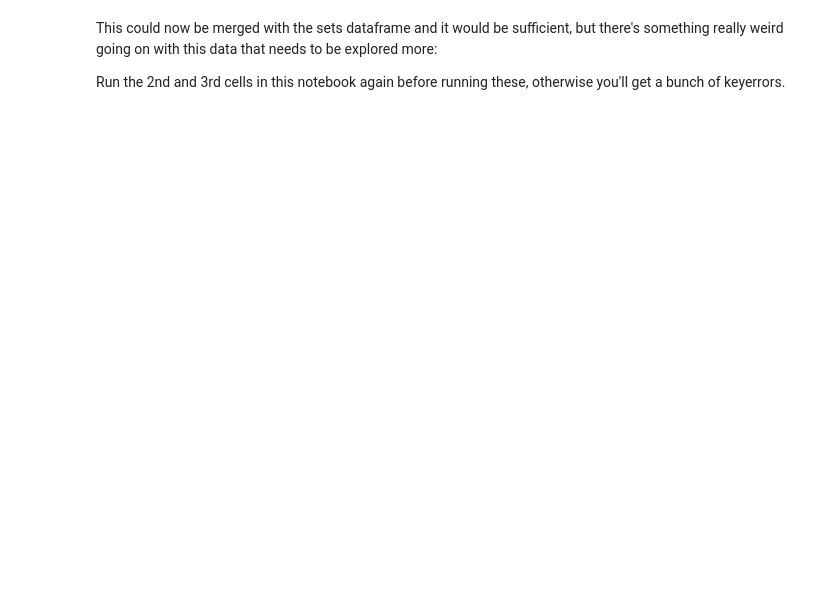
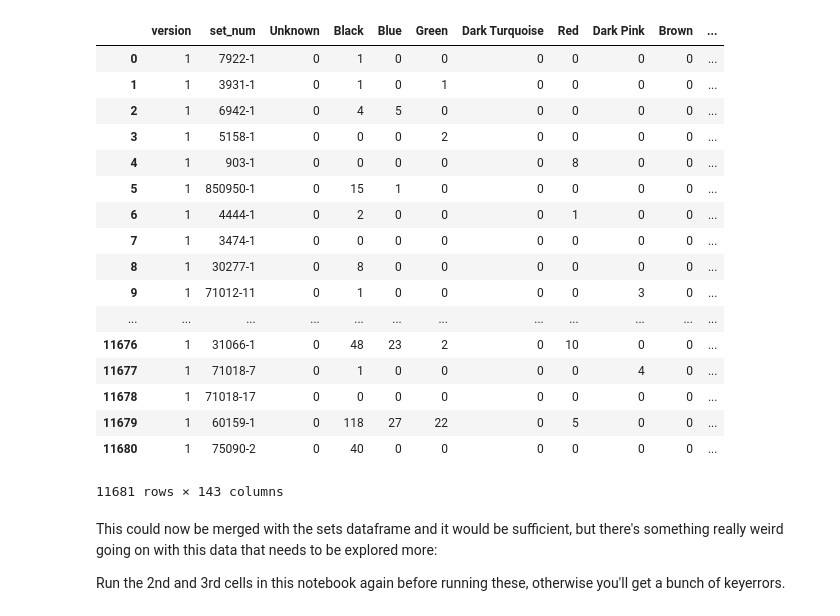
Before and after one commit to nbridgland/legofun, a Jupyter notebook: scratchwork-n.ipynb, the cells around one changed output. Saved outputs shown, nothing was run; the diff lists cells and outputs as text; code cells hidden in the pictures; blank space fills up the shorter version.

Commit message:
merged dataframes!

```diff
--- a/scratchwork-n.ipynb
+++ b/scratchwork-n.ipynb
@@ -25,8 +25,8 @@ with open(filenames[7]) as datafile:
 #Add theme info to rows in sets dataframe
 sets = pd.merge(sets, themes, left_on = 'theme_id', right_on = 'id')
 sets = sets.drop('id', axis = 1) #extra column from merge
-sets = sets.set_index(['set_num']) #rename the index to the set id
-sets.columns = ['setname', 'year', 'theme_id', 'num_parts', 'theme_name', 'parent_id'] #slightly inefficient way to rename the name column
+#sets = sets.set_index(['set_num']) #rename the index to the set id, maybe not useful
+sets.columns = ['set_num', 'setname', 'year', 'theme_id', 'num_parts', 'theme_name', 'parent_id'] #slightly inefficient way to rename the name column
 # %%
 inventory_parts = pd.merge(inventory_parts, colors, left_on = 'color_id', right_on = 'id')
 # %%
@@ -44,10 +44,35 @@ for name in colornames:
     inventories[name]=0
 groupedinventory = inventory_parts.groupby('inventory_id') #Generates a collection of little dfs, one for each id
 for k in inventoryids:
-    colorgroups = groupedinventory.get_group(k).groupby('color_name') #groups each little df by color_name
+    dummy = groupedinventory.get_group(k)
+    colornames = dummy['color_name'].unique() #same for color ids
+    colorgroups = dummy.groupby('color_name') #groups each little df by color_name
     #counts the number of parts of each color, and inserts it to the appropriate entry in inventory sets
     for name in colornames:
         try:
             inventories.loc[k,name] = int(colorgroups.get_group(name)['quantity'].sum())
         except KeyError:
             pass #have the code ignore all KeyErrors and continue
+# %%
+forprediction = pd.merge(inventories, sets, left_on = 'set_num', right_on ='set_num')
+# %%
+forprediction
+# %% [output]
+|  | version | set_num | Unknown | Black | Blue | Green | Dark Turquoise | Red | Dark Pink | Brown | ... |
+| 0 | 1 | 7922-1 | 0 | 1 | 0 | 0 | 0 | 0 | 0 | 0 | ... |
+| 1 | 1 | 3931-1 | 0 | 1 | 0 | 1 | 0 | 0 | 0 | 0 | ... |
+| 2 | 1 | 6942-1 | 0 | 4 | 5 | 0 | 0 | 0 | 0 | 0 | ... |
+| 3 | 1 | 5158-1 | 0 | 0 | 0 | 2 | 0 | 0 | 0 | 0 | ... |
+| 4 | 1 | 903-1 | 0 | 0 | 0 | 0 | 0 | 8 | 0 | 0 | ... |
+| 5 | 1 | 850950-1 | 0 | 15 | 1 | 0 | 0 | 0 | 0 | 0 | ... |
+| 6 | 1 | 4444-1 | 0 | 2 | 0 | 0 | 0 | 1 | 0 | 0 | ... |
+| 7 | 1 | 3474-1 | 0 | 0 | 0 | 0 | 0 | 0 | 0 | 0 | ... |
+| 8 | 1 | 30277-1 | 0 | 8 | 0 | 0 | 0 | 0 | 0 | 0 | ... |
+| 9 | 1 | 71012-11 | 0 | 1 | 0 | 0 | 0 | 0 | 3 | 0 | ... |
+| ... | ... | ... | ... | ... | ... | ... | ... | ... | ... | ... | ... |
+| 11676 | 1 | 31066-1 | 0 | 48 | 23 | 2 | 0 | 10 | 0 | 0 | ... |
+| 11677 | 1 | 71018-7 | 0 | 1 | 0 | 0 | 0 | 0 | 4 | 0 | ... |
+| 11678 | 1 | 71018-17 | 0 | 0 | 0 | 0 | 0 | 0 | 0 | 0 | ... |
+| 11679 | 1 | 60159-1 | 0 | 118 | 27 | 22 | 0 | 5 | 0 | 0 | ... |
+| 11680 | 1 | 75090-2 | 0 | 40 | 0 | 0 | 0 | 0 | 0 | 0 | ... |
+11681 rows × 143 columns
```
Also changed, not shown: parts of 3 cells of this notebook.
